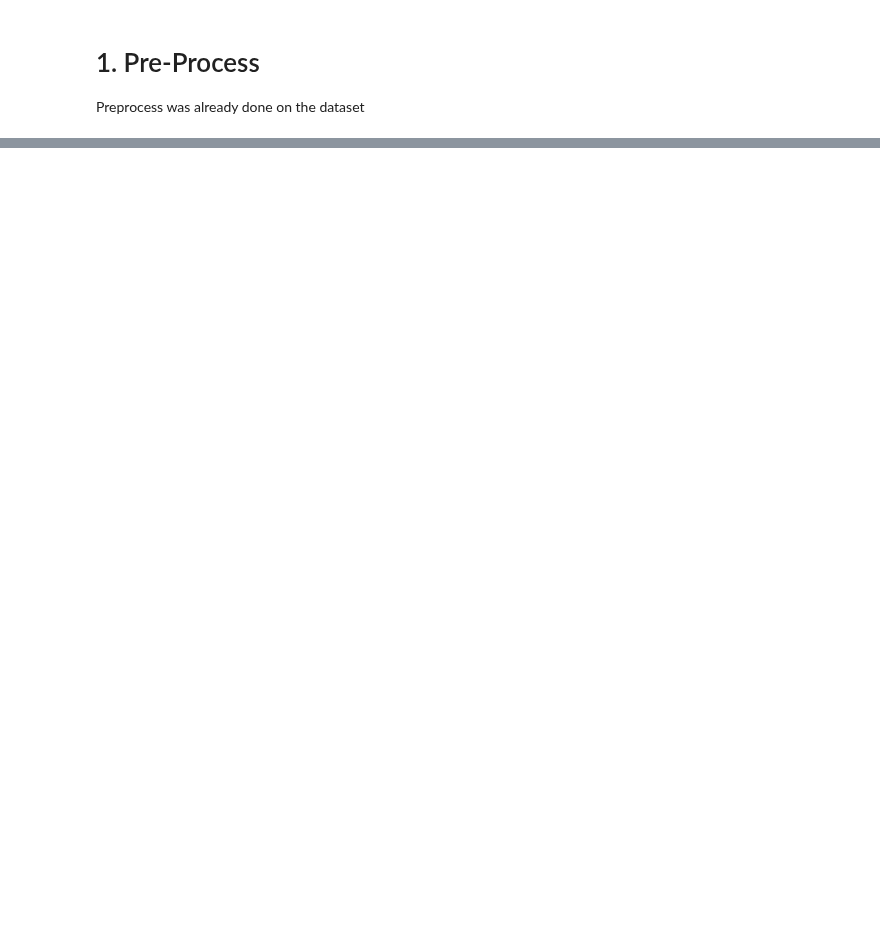
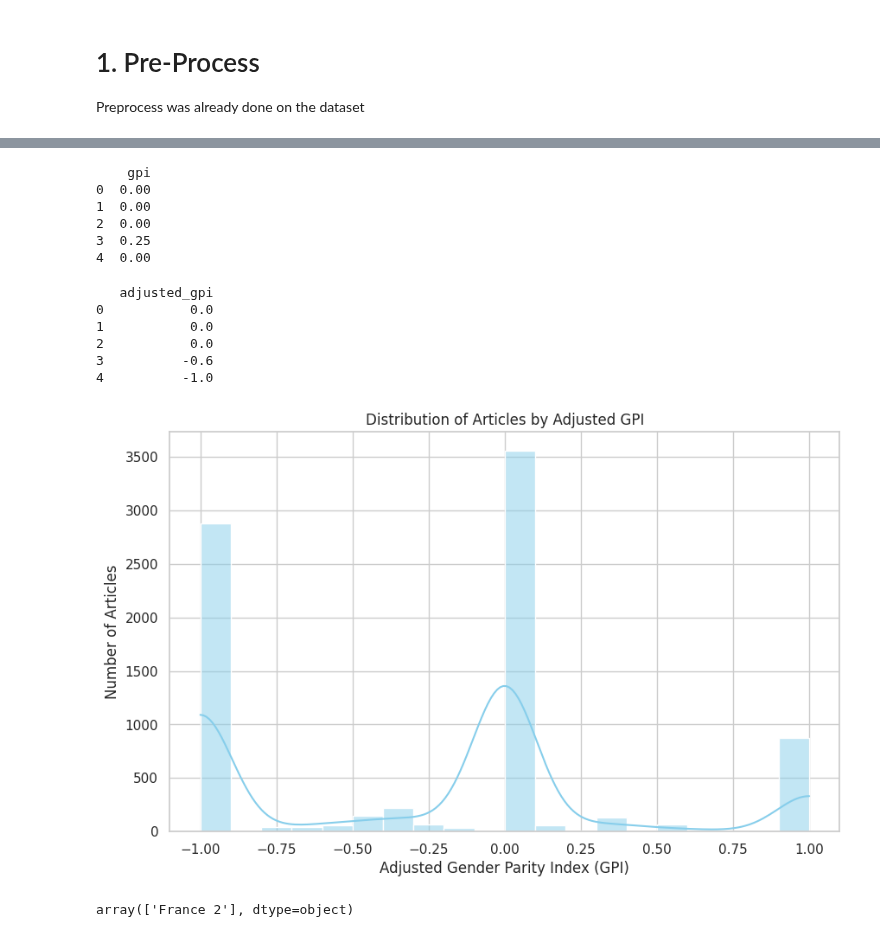
Before and after one commit to AlvinVedel/femmes_et_medias, a Jupyter notebook: code/parity_index.ipynb, the cells around one changed output, grey strips where cells are left out. Cells and saved outputs as stored; diff of their text form; code cells hidden in the pictures; blank space fills up the shorter version.

Commit message:
added parity_index.ipynb code updated with gpi added

```diff
--- a/code/parity_index.ipynb
+++ b/code/parity_index.ipynb
@@ -77,0 +155,76 @@ data_df['entities_in_descriptions'] = [[(ent.text, ent.label_) for ent in doc.en
+# %%
+# Function to calculate GPI from tuples in 'entities_in_descriptions' for each article
+def calculate_gpi_for_article(entities_list):
+    gender_counts = {'male': 0, 'female': 0}
+    for entity in entities_list:
+        if entity[2] == 'male':
+            gender_counts['male'] += 1
+        elif entity[2] == 'female':
+            gender_counts['female'] += 1
+    # Calculate GPI for the article, avoiding division by zero
+    gpi = gender_counts['female'] / gender_counts['male'] if gender_counts['male'] > 0 else 0
+    return gpi
+
+# Apply the function to each article and store results in a new 'gpi' column
+data_df['gpi'] = data_df['entities_in_descriptions'].apply(calculate_gpi_for_article)
+
+# Now, your DataFrame has a new column 'gpi' that contains the Gender Parity Index for each article
+print(data_df[['gpi']].head())  # Print the first few GPI values to see the results
+# %% [output]
+    gpi
+0  0.00
+1  0.00
+2  0.00
+3  0.25
+4  0.00
+# %%
+# Function to calculate adjusted GPI from tuples in 'entities_in_descriptions' for each article
+def calculate_adjusted_gpi_for_article(entities_list):
+    gender_counts = {'male': 0, 'female': 0}
+    for entity in entities_list:
+        if entity[2] == 'male':
+            gender_counts['male'] += 1
+        elif entity[2] == 'female':
+            gender_counts['female'] += 1
+    total_individuals = gender_counts['male'] + gender_counts['female']
+    # Calculate adjusted GPI for the article, avoiding division by zero
+    adjusted_gpi = (gender_counts['female'] - gender_counts['male']) / total_individuals if total_individuals > 0 else 0
+    return adjusted_gpi
+
+# Apply the function to each article and store results in a new 'adjusted_gpi' column
+data_df['adjusted_gpi'] = data_df['entities_in_descriptions'].apply(calculate_adjusted_gpi_for_article)
+
+# Now, your DataFrame has a new column 'adjusted_gpi' that contains the adjusted Gender Parity Index for each article
+print(data_df[['adjusted_gpi']].head())  # Print the first few adjusted GPI values to see the results
+# %% [output]
+   adjusted_gpi
+0           0.0
+1           0.0
+2           0.0
+3          -0.6
+4          -1.0
+# %%
+import pandas as pd
+import matplotlib.pyplot as plt
+import seaborn as sns
+
+# Set the style of the visualization
+sns.set(style="whitegrid")
+
+# Create a histogram for the distribution of the adjusted GPI
+plt.figure(figsize=(10, 6))
+sns.histplot(data=data_df, x='adjusted_gpi', bins=20, kde=True, color='skyblue')
+
+# Enhance plot
+plt.title('Distribution of Articles by Adjusted GPI')
+plt.xlabel('Adjusted Gender Parity Index (GPI)')
+plt.ylabel('Number of Articles')
+
+# Show plot
+plt.show()
+# %% [output]
+[figure, added]
+# %%
+data_df['media'].unique()
+# %% [output]
+array(['France 2'], dtype=object)
```
Also changed, not shown: parts of 16 cells of this notebook.
